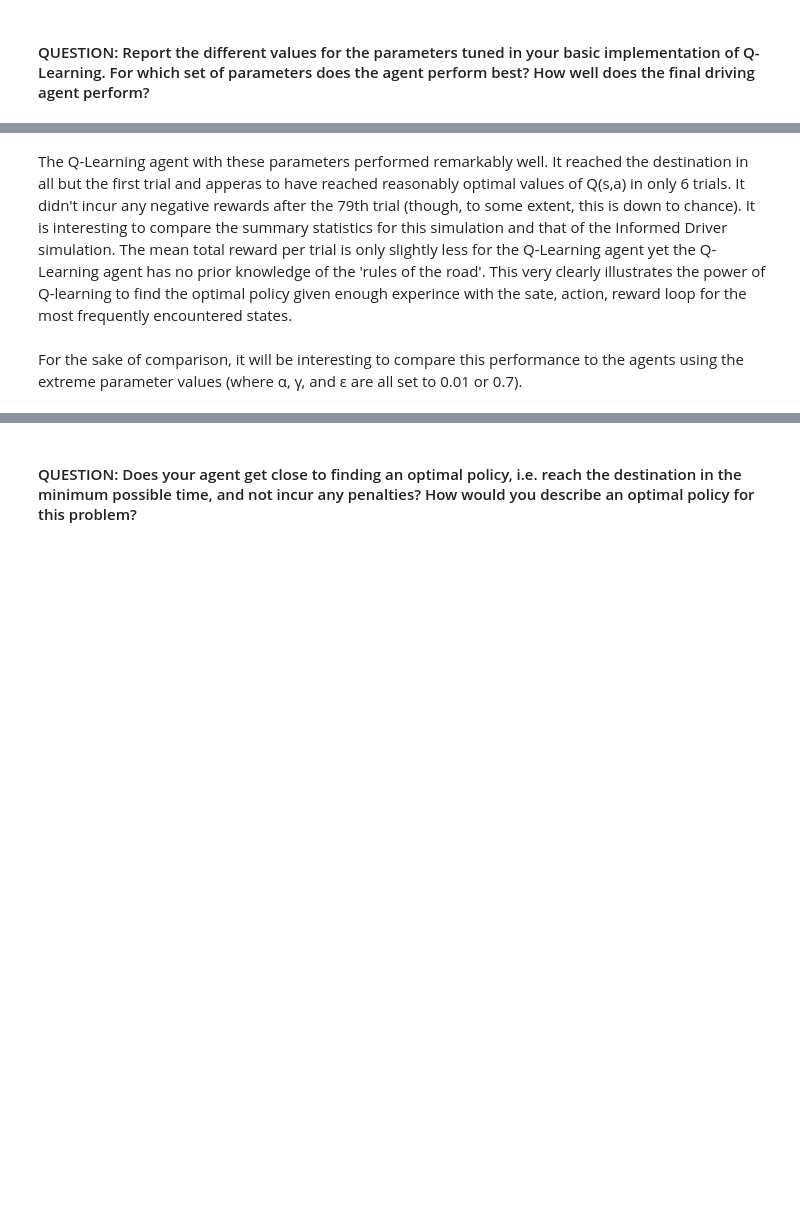
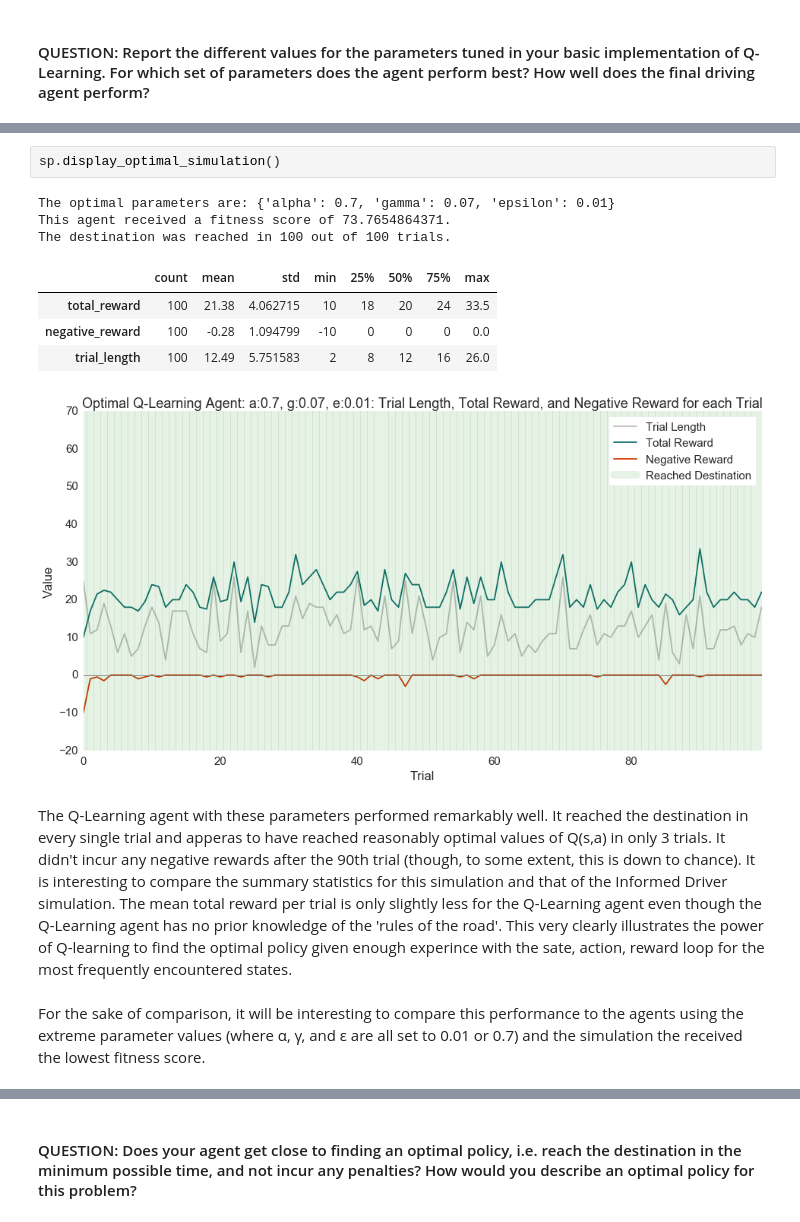
Before and after one commit to eminnett/ml-nanodegree-smartcab, a Jupyter notebook: smartcab_analysis.ipynb, the cells around one changed output, grey strips where cells are left out. Cells and saved outputs as stored; diff of their text form; blank space fills up the shorter version.

```diff
--- a/smartcab_analysis.ipynb
+++ b/smartcab_analysis.ipynb
@@ -174,7 +183,18 @@ The destination was reached in 99 out of 100 trials.
+# %%
+sp.display_optimal_simulation()
+# %% [output]
+The optimal parameters are: {'alpha': 0.7, 'gamma': 0.07, 'epsilon': 0.01}
+This agent received a fitness score of 73.7654864371.
+The destination was reached in 100 out of 100 trials.
+|  | count | mean | std | min | 25% | 50% | 75% | max |
+| total_reward | 100 | 21.38 | 4.062715 | 10 | 18 | 20 | 24 | 33.5 |
+| negative_reward | 100 | -0.28 | 1.094799 | -10 | 0 | 0 | 0 | 0.0 |
+| trial_length | 100 | 12.49 | 5.751583 | 2 | 8 | 12 | 16 | 26.0 |
+[figure, added]
 # %% [markdown]
-The Q-Learning agent with these parameters performed remarkably well. It reached the destination in all but the first trial and apperas to have reached reasonably optimal values of Q(s,a) in only 6 trials. It didn't incur any negative rewards after the 79th trial (though, to some extent, this is down to chance). It is interesting to compare the summary statistics for this simulation and that of the Informed Driver simulation. The mean total reward per trial is only slightly less for the Q-Learning agent yet the Q-Learning agent has no prior knowledge of the 'rules of the road'. This very clearly illustrates the power of Q-learning to find the optimal policy given enough experince with the sate, action, reward loop for the most frequently encountered states.
+The Q-Learning agent with these parameters performed remarkably well. It reached the destination in every single trial and apperas to have reached reasonably optimal values of Q(s,a) in only 3 trials. It didn't incur any negative rewards after the 90th trial (though, to some extent, this is down to chance). It is interesting to compare the summary statistics for this simulation and that of the Informed Driver simulation. The mean total reward per trial is only slightly less for the Q-Learning agent even though the Q-Learning agent has no prior knowledge of the 'rules of the road'. This very clearly illustrates the power of Q-learning to find the optimal policy given enough experince with the sate, action, reward loop for the most frequently encountered states.
 # %% [markdown]
-For the sake of comparison, it will be interesting to compare this performance to the agents using the extreme parameter values (where α, γ, and ε are all set to 0.01 or 0.7).
+For the sake of comparison, it will be interesting to compare this performance to the agents using the extreme parameter values (where α, γ, and ε are all set to 0.01 or 0.7) and the simulation the received the lowest fitness score.
 # %%
 sp.display_stats_for_the_q_learning_agent_with_params(0.01)
 # %% [output]
```
Also changed, not shown: parts of 20 cells of this notebook.
